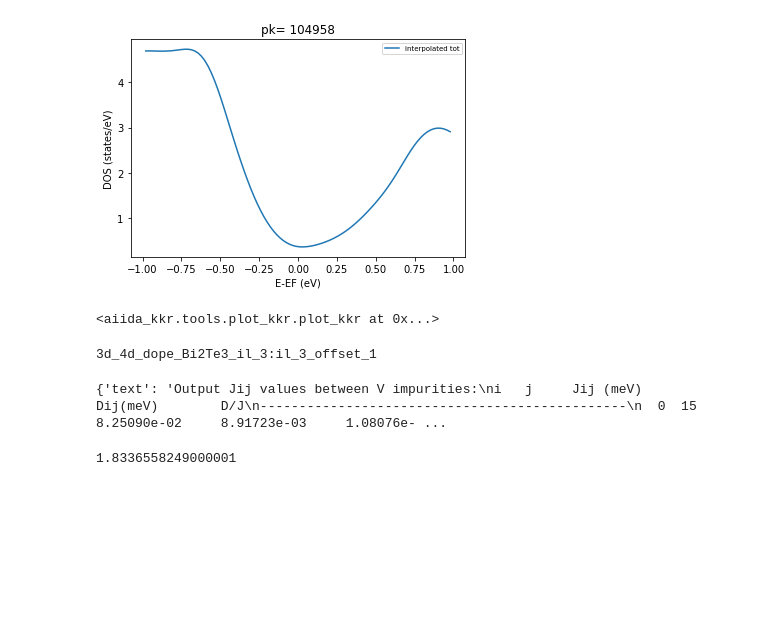
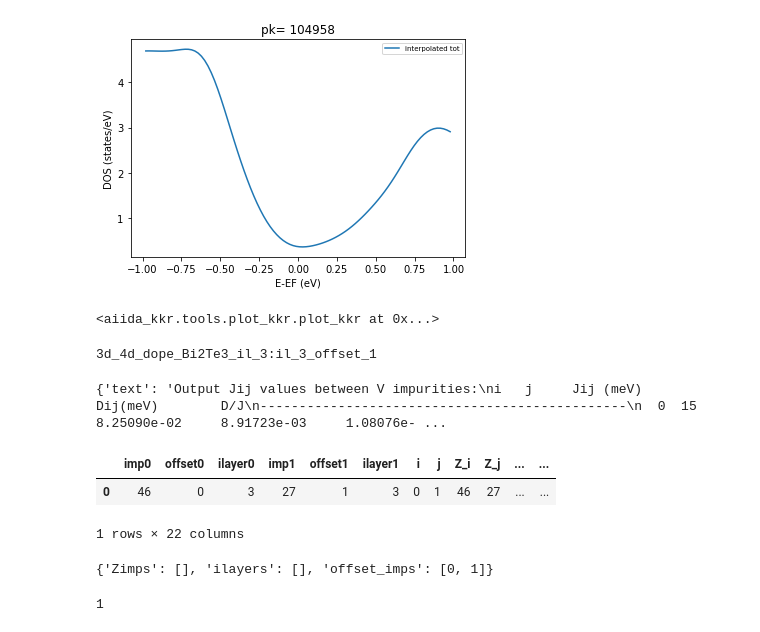
Before and after one commit to RubelMozumder/aiida_daily_work, a Jupyter notebook: Daily_Work_bin/aiida_data_test.ipynb, the cells around one changed output. Cells and saved outputs as stored; diff of their text form; code cells hidden in the pictures; blank space fills up the shorter version.

```diff
--- a/Daily_Work_bin/aiida_data_test.ipynb
+++ b/Daily_Work_bin/aiida_data_test.ipynb
@@ -386,14 +383,37 @@ exit status: 0 (None)
 <aiida_kkr.tools.plot_kkr.plot_kkr at 0x...>
 # %%
 group_102 = load_group(102)
+nodes = list(group_102.nodes)
 print(group_102.label)
+
 first_node = group_102.nodes[5]
-
 first_node.outputs.JijInfo.get_dict()
 # %% [output]
 3d_4d_dope_Bi2Te3_il_3:il_3_offset_1
 {'text': 'Output Jij values between V impurities:\ni   j     Jij (meV)       Dij(meV)        D/J\n-----------------------------------------------\n  0  15     8.25090e-02     8.91723e-03     1.08076e- ...
-# %%
-8.2826*0.529*0.4185
-# %% [output]
-1.8336558249000001
+# %%
+import pandas as pd
+from ImpurityDataExtraction.ImpData import MultiImpuritiesData
+
+multiimpdata = MultiImpuritiesData(nodes[-1])
+#multiimpdata.ExtractDataMultipleNode(node_list= [nodes[-1]])
+
+multiimpdatadict = multiimpdata.GetDataDict()
+pd.DataFrame(multiimpdatadict)
+#print(multimpdata)
+# %% [output]
+|  | imp0 | offset0 | ilayer0 | imp1 | offset1 | ilayer1 | i | j | Z_i | Z_j | ... | ... |
+| 0 | 46 | 0 | 3 | 27 | 1 | 3 | 0 | 1 | 46 | 27 | ... | ... |
+1 rows × 22 columns
+# %%
+#single_node.outputs.last_calc_output_parameters.get_dict()
+imps_info_in_exact_cluster = {'Zimps':[], 'ilayers':[],
+                                      'offset_imps': [0]}
+imps_info_in_exact_cluster['offset_imps'].append(1)
+imps_info_in_exact_cluster
+# %% [output]
+{'Zimps': [], 'ilayers': [], 'offset_imps': [0, 1]}
+# %%
+single_node.inputs.offset_imp2.get_dict().get('index')
+# %% [output]
+1
```
Also changed, not shown: parts of 11 cells of this notebook, 4 other files.
